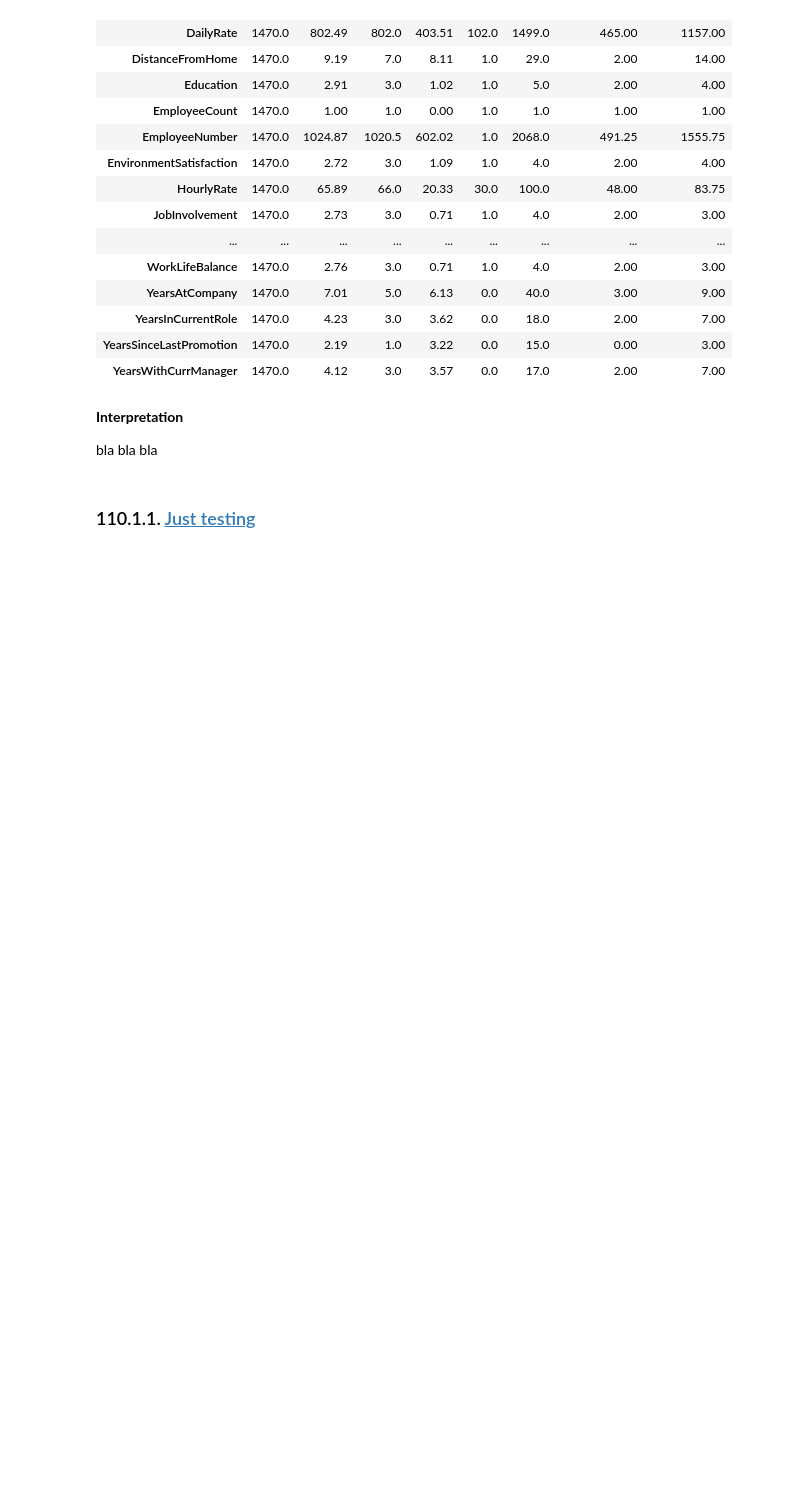
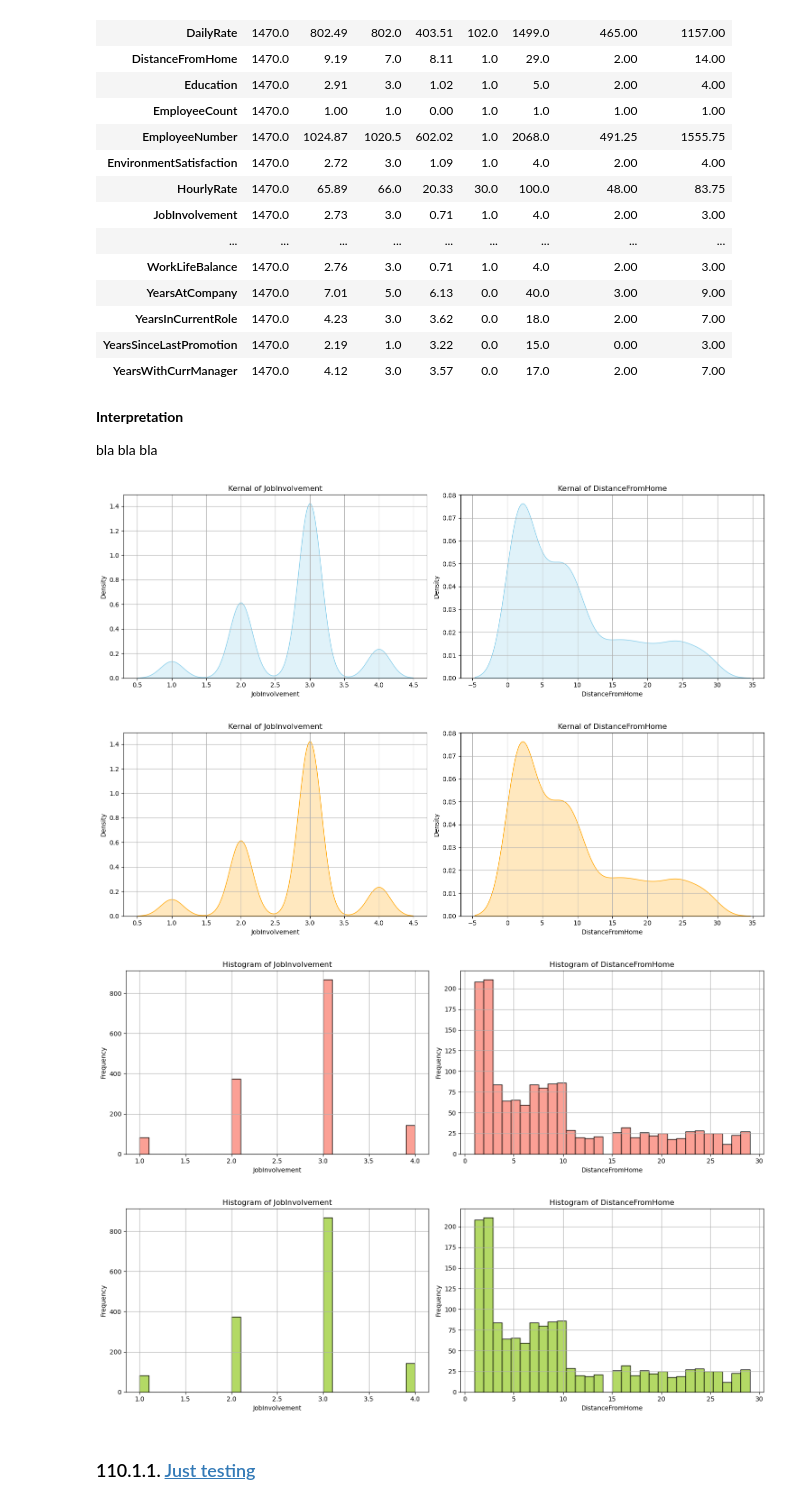
Before and after one commit to Niklasjkd/Assignment-B15, a Jupyter notebook: 2766_2526_assignment_1.ipynb, the cells around one changed output. Saved outputs shown, nothing was run; the diff lists cells and outputs as text; code cells hidden in the pictures; blank space fills up the shorter version.

```diff
--- a/2766_2526_assignment_1.ipynb
+++ b/2766_2526_assignment_1.ipynb
@@ -266,32 +266,37 @@ bla bla bla
 # %%
 # Define method for ploting histograms for ordinal variables to understand their distribution
 def ploting_histogram(list_of_variables, color):
     fig, axes = plt.subplots(1, len(list_of_variables), figsize=(15, 5))
     for i in range(len(list_of_variables)):
-        sns.histplot(churn_df[list_of_variables[i]], bins=30, kde=False, color=color, ax=axes[i])
+        sns.histplot(csv_data[list_of_variables[i]], bins=30, kde=False, color=color, ax=axes[i])
         axes[i].set_title('Histogram of ' + list_of_variables[i])
         axes[i].set_xlabel(list_of_variables[i])
         axes[i].set_ylabel('Frequency')
         axes[i].grid(True)
     plt.tight_layout()
     plt.show()
 
 # Define method for ploting kernal for continous variables to understand their distribution
 def ploting_kernal(list_of_variables, color):
     fig, axes = plt.subplots(1, len(list_of_variables), figsize=(15, 5))
     for i in range(len(list_of_variables)):
-        sns.kdeplot(churn_df[list_of_variables[i]], fill=True, color=color, ax=axes[i])
+        sns.kdeplot(csv_data[list_of_variables[i]], fill=True, color=color, ax=axes[i])
         axes[i].set_title('Kernal of ' + list_of_variables[i])
         axes[i].set_xlabel(list_of_variables[i])
         axes[i].set_ylabel('Density')
         axes[i].grid(True)
     plt.tight_layout()
     plt.show()
 
-ploting_kernal(['total_day_minutes','total_eve_minutes', 'total_night_minutes', 'total_intl_minutes'],'skyblue')
-ploting_kernal(['total_day_charge','total_eve_charge', 'total_night_charge', 'total_intl_charge'],'orange')
-ploting_histogram(['total_day_calls','total_eve_calls', 'total_night_calls', 'total_intl_calls'],'salmon')
-ploting_histogram(['account_length', 'number_vmail_messages','customer_service_calls'],'yellowgreen')
+ploting_kernal(['JobInvolvement', 'DistanceFromHome'],'skyblue')
+ploting_kernal(['JobInvolvement', 'DistanceFromHome'],'orange')
+ploting_histogram(['JobInvolvement', 'DistanceFromHome'],'salmon')
+ploting_histogram(['JobInvolvement', 'DistanceFromHome'],'yellowgreen')
+# %% [output]
+[figure, added]
+[figure, added]
+[figure, added]
+[figure, added]
 # %% [markdown]
 ### 110.1.1. <a id='toc3_1_1_'></a>[Just testing](#toc0_)
 # %%
```
